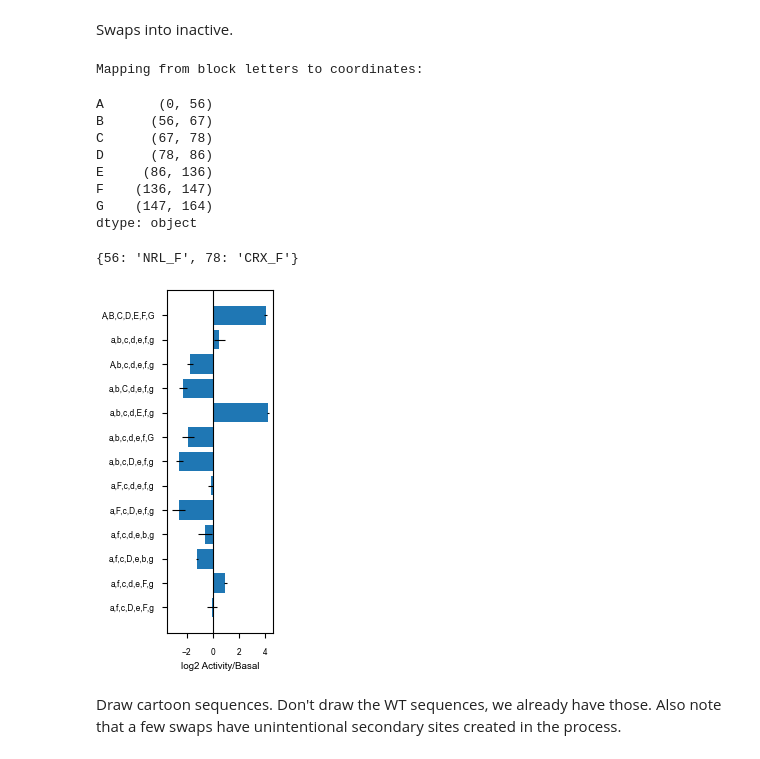
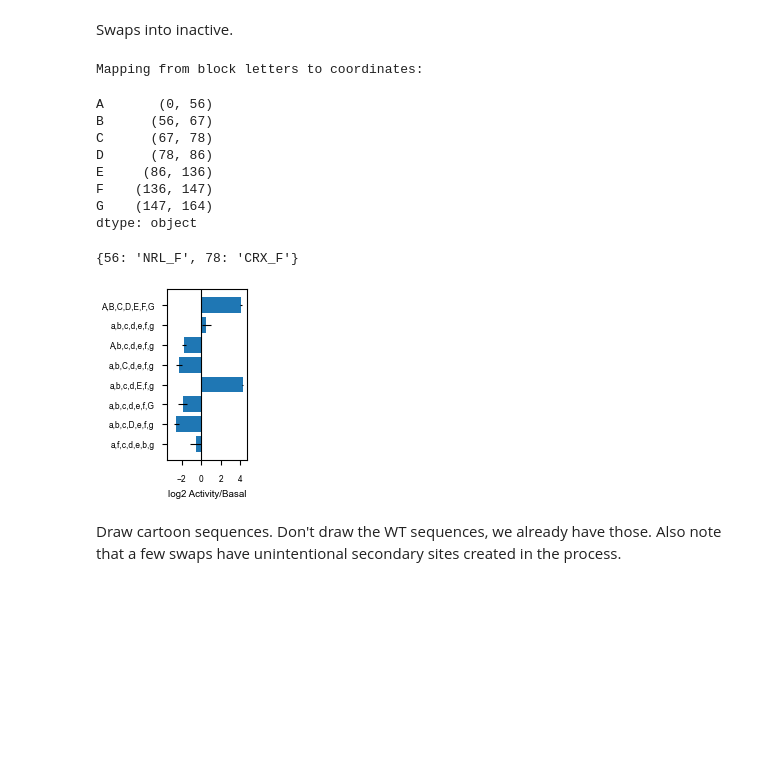
Before and after one commit to barakcohenlab/CRX-Active-Learning, a Jupyter notebook: enhancer_mutagenesis.ipynb, the cells around one changed output. Drawn from its saved outputs; the diff is of its cells as text; code cells hidden in the pictures; blank space fills up the shorter version.

```diff
--- a/enhancer_mutagenesis.ipynb
+++ b/enhancer_mutagenesis.ipynb
@@ -49,14 +49,15 @@ model = loaders.load_cnn(
 )
 blocks = loaders.load_data(
     os.path.join("Data", "Swaps", "blocks.txt"),
-    header=None,
-).squeeze()
+    index_col=None
+)
 swap_coords = loaders.load_data(
     os.path.join("Data", "Swaps", "swap_coords.txt"),
     index_col=None,
 )
 slide_coords = loaders.load_data(
-    os.path.join("Data", "Swaps", "slide_coords.txt")
+    os.path.join("Data", "Swaps", "slide_coords.txt"),
+    index_col=None,
 )
 activity_df = loaders.load_data(
     os.path.join(data_dir, "activity_summary_stats_and_metadata.txt")
@@ -74,9 +75,10 @@ mu = 9
 # %% [markdown]
 Visualizing the evil twin pair.
 # %%
-strong_enhancer_id = blocks["strong_enhancer_label"]
-inactive_id = blocks["inactive_label"]
-block_starts = blocks["block_start_coords"]
+pair_id = 0
+strong_enhancer_id = blocks["strong_enhancer_label"][pair_id]
+inactive_id = blocks["inactive_label"][pair_id]
+block_starts = blocks["block_start_coords"][pair_id]
 strong_enhancer_wt_seq = sequences[strong_enhancer_id + "_WT"]
 inactive_wt_seq = sequences[inactive_id + "_WT"]
 
@@ -329,41 +331,41 @@ swaps_activity = swaps_activity.loc[[
     "a,b,c,d,e,f,G",
     # Motifs
     "a,b,c,D,e,f,g",
-    "a,F,c,d,e,f,g",
-    "a,F,c,D,e,f,g",
+    # "a,F,c,d,e,f,g",
+    # "a,F,c,D,e,f,g",
     # NRL rearranged
     "a,f,c,d,e,b,g",
-    "a,f,c,D,e,b,g",
-    "a,f,c,d,e,F,g",
-    "a,f,c,D,e,F,g",
+    # "a,f,c,D,e,b,g",
+    # "a,f,c,d,e,F,g",
+    # "a,f,c,D,e,F,g",
 ]]
 swaps_activity = swaps_activity.reset_index().set_index("label")[::-1]
 
-fig, ax = plt.subplots(figsize=plot_utils.get_figsize(0.2, 3.25))
+fig, ax = plt.subplots(figsize=plot_utils.get_figsize(0.15, 3.5 * len(swaps_activity) / 13))
 ax.barh(
     np.arange(len(swaps_activity)),
     swaps_activity["expression_log2"],
     xerr=swaps_activity["sigma"],
     tick_label=swaps_activity["blocks"]
 )
 ax.set_xlabel("log2 Activity/Basal")
 ax.axvline(0, color="k")
 ax.set_xlim((-3.5242497053595088, 4.6484117618096645))
 ax.set_xticks(np.arange(-2, 5, 2))
 
 plot_utils.save_fig(fig, os.path.join(figures_dir, "inactiveSwapsCombinedBarplot"))
 # %% [output]
 Mapping from block letters to coordinates:
 A       (0, 56)
 B      (56, 67)
 C      (67, 78)
 D      (78, 86)
 E     (86, 136)
 F    (136, 147)
 G    (147, 164)
 dtype: object
 {56: 'NRL_F', 78: 'CRX_F'}
-[figure, old version]
+[figure, new version]
 # %% [markdown]
 Draw cartoon sequences. Don't draw the WT sequences, we already have those. Also note that a few swaps have unintentional secondary sites created in the process.
 # %%
```
Also changed, not shown: parts of 7 cells of this notebook, 10 other files.
